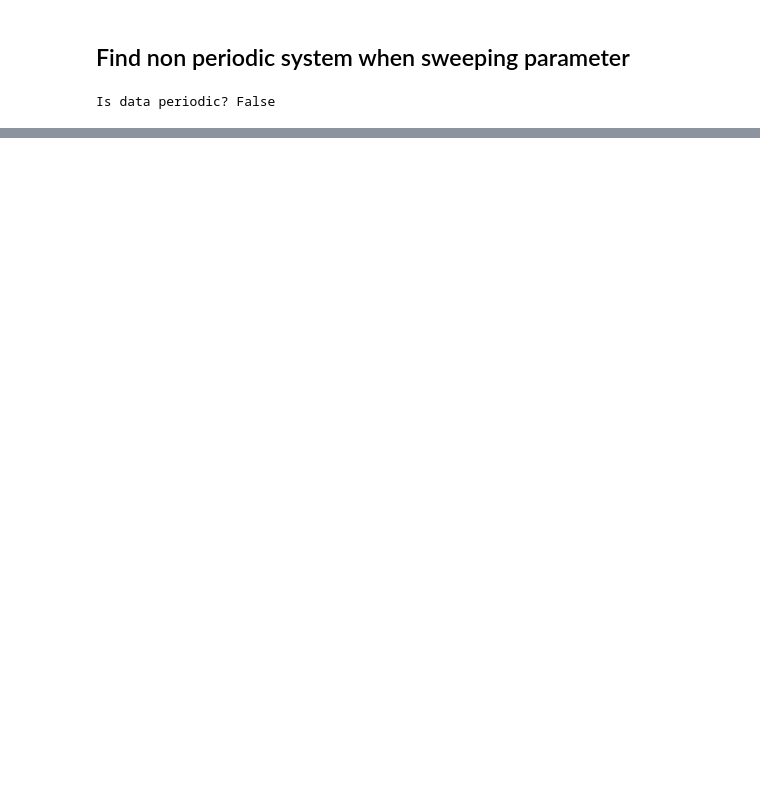
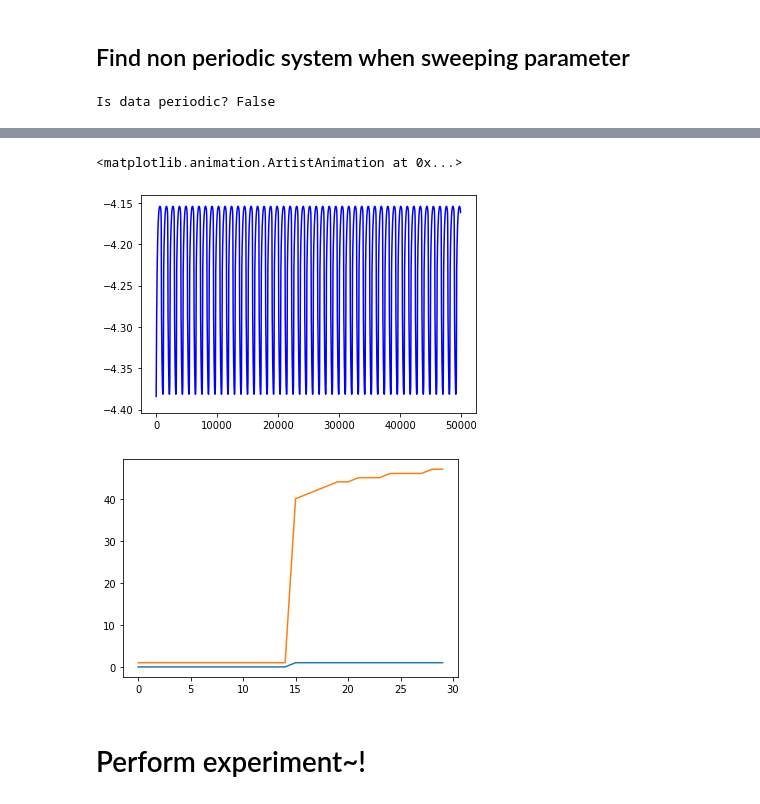
Before and after one commit to ly49nkallo/Research2023, a Jupyter notebook: Research2/hair_model.ipynb, the cells around one changed output, grey strips where cells are left out. Saved outputs shown, nothing was run; the diff lists cells and outputs as text; code cells hidden in the pictures; blank space fills up the shorter version.

```diff
--- a/Research2/hair_model.ipynb
+++ b/Research2/hair_model.ipynb
@@ -11,7 +11,9 @@ import generate_video
 import copy
 import multiprocessing as mp
 import time
+from tqdm import tqdm
 %matplotlib inline
+plt.rcParams["animation.html"] = "html5" #Use HTML to render with 'inline' backend
 # %%
 x0 = mn.get_good_default_initial_values()
 dt = 5e-1
@@ -66,7 +68,7 @@ print(f"Is data periodic? {is_periodic(hist[100:,0] - np.mean(hist[100:,0]))}")
 # %% [output]
 Is data periodic? False
 # %%
-window = 0.5 # what multiple of the default value we want to scan around
+window = 0.4 # what multiple of the default value we want to scan around
 search_points = 30
 frames = []
 
@@ -78,14 +80,14 @@ def get_perodic_array(window:float, search_points:int):
     window_breadth = default * window
 
     start_time = time.time()
-    for h in np.linspace(default - window_breadth, default + window_breadth, search_points):
+    for h in tqdm(np.linspace(default - window_breadth, default + window_breadth, search_points)):
         # print(f"using hyperparameter \'{h}\'")
         new_parameters = copy.copy(params)
         new_parameters[8] = h
-        hist = mn.calculate_data(x0, steps, dt, new_parameters, method='RK2')
+        hist = mn.calculate_data(x0, steps, dt, new_parameters, method='RK2', progress_bar=False)
         # plt.plot(hist[100:,0])
         # plt.show()
-        frames.append(plt.plot(hist[100:,0]))
+        frames.append(plt.plot(hist[100:,0], color='b'))
         normalized_trimmed_hist = (hist[100:,0] - np.mean(hist[100:,0]))
         is_periodic_arr.append(is_periodic(normalized_trimmed_hist))
         wavelength_arr.append(get_wavelength(normalized_trimmed_hist))
@@ -94,7 +96,9 @@ def get_perodic_array(window:float, search_points:int):
     return is_periodic_arr, wavelength_arr
 
 is_periodic_arr, wavelength_arr = get_perodic_array(window, search_points)
-ani = generate_video.generate_video2(frames)
+ani = generate_video.generate_video2(frames, interval=150, repeat_delay=1000)
+plt.figure()
 plt.plot(np.array(is_periodic_arr, dtype=np.int32))
 plt.plot(np.array(wavelength_arr, dtype=np.float32))
+ani
 # %% [output]
@@ -101,0 +106,5 @@ NameError: name 'params' is not defined
+<matplotlib.animation.ArtistAnimation at 0x...>
+[figure, added]
+[figure, added]
+# %% [markdown]
+# Perform experiment~!
```
Also changed, not shown: parts of 1 cell of this notebook, 6 other files.
